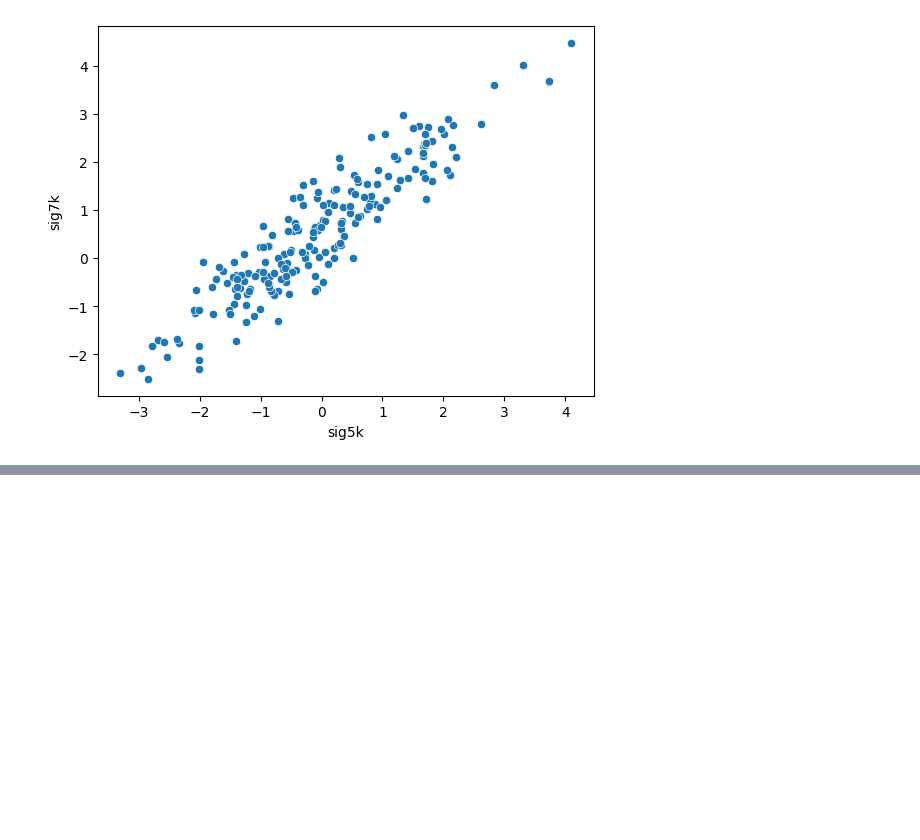
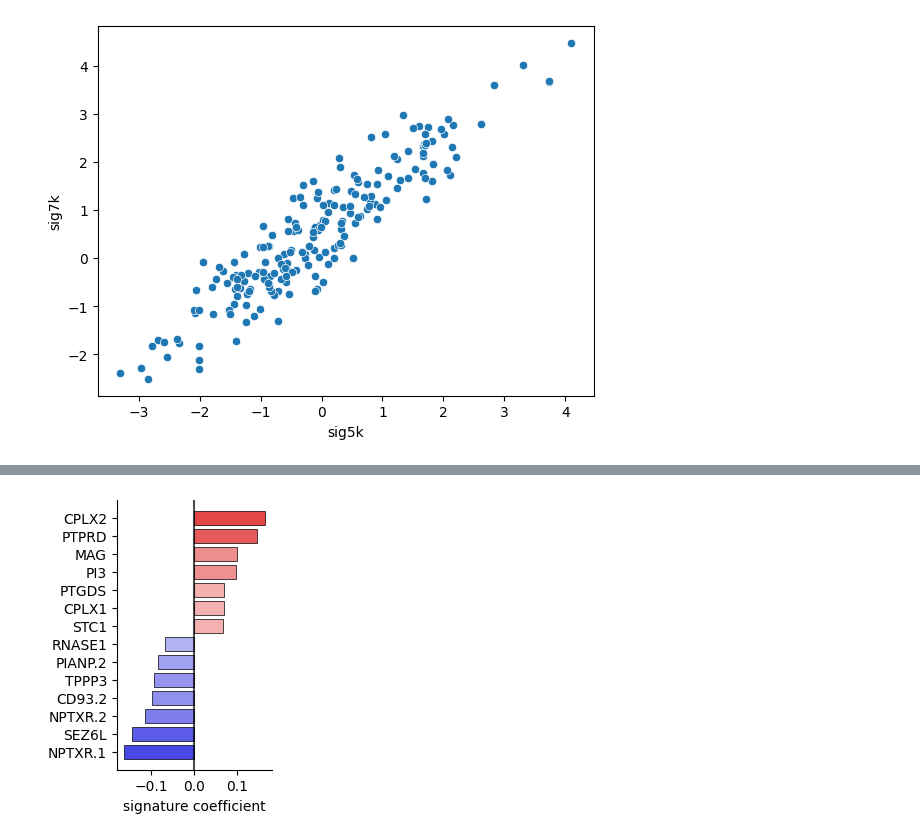
Before and after one commit to hamiltonoh/synapsesignature, a Jupyter notebook: docs/Tutorial.ipynb, the cells around one changed output, grey strips where cells are left out. Saved outputs shown, nothing was run; the diff lists cells and outputs as text; code cells hidden in the pictures; blank space fills up the shorter version.

```diff
--- a/docs/Tutorial.ipynb
+++ b/docs/Tutorial.ipynb
@@ -265,0 +299,15 @@ plt.show()
+# %%
+plt.figure(figsize=(2,3.5))
+sns.barplot(data=tmp, x='coef', y='Symbol_unique',
+            hue='coef', hue_norm=(-0.2,0.2), palette='bwr',
+            legend=False,
+            edgecolor='black', linewidth=0.5)
+plt.axvline(0, color='black', alpha=0.7)
+plt.ylim( -1, len(tmp),)
+plt.xlabel("signature coefficient")
+plt.ylabel("")
+sns.despine()
+
+plt.show()
+# %% [output]
+[figure, added]
```
Also changed, not shown: parts of 13 cells of this notebook, 20 other files.
